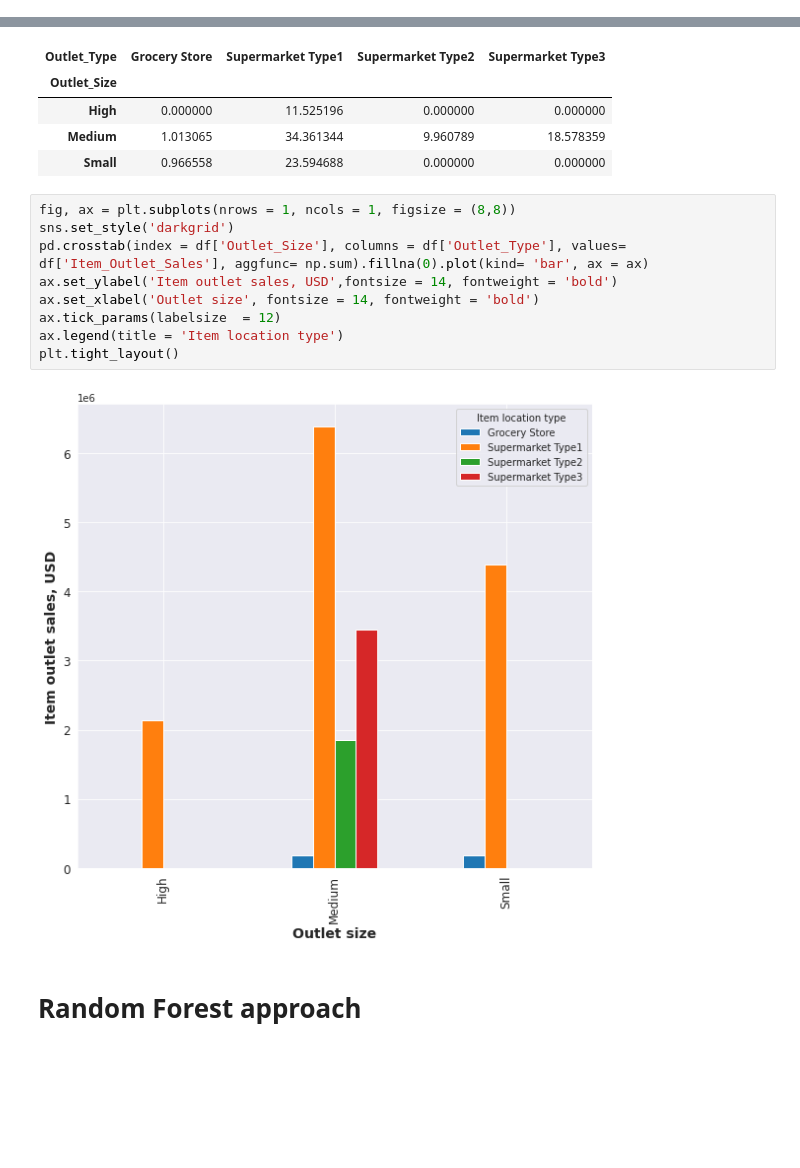
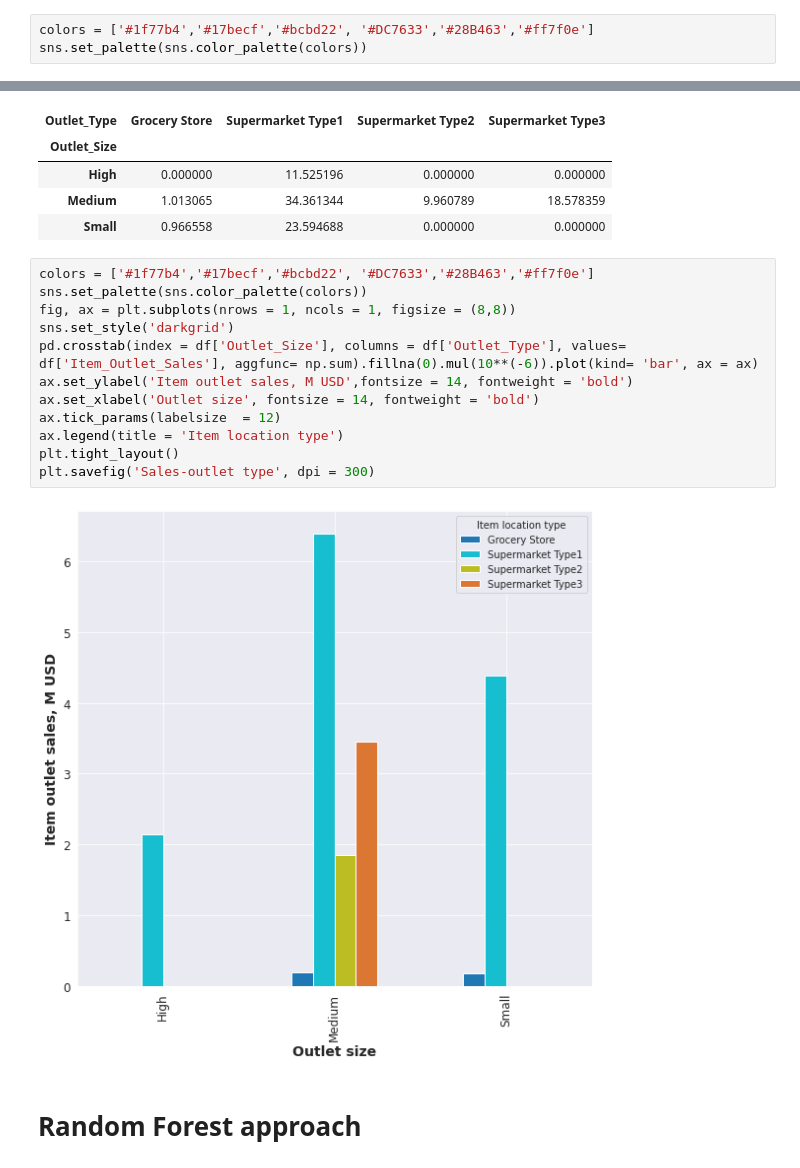
Before and after one commit to WilliamMejiaG/sales-predictions, a Jupyter notebook: Sales_predictions.ipynb, the cells around one changed output, grey strips where cells are left out. Saved outputs shown, nothing was run; the diff lists cells and outputs as text; blank space fills up the shorter version.

```diff
--- a/Sales_predictions.ipynb
+++ b/Sales_predictions.ipynb
@@ -878,4 +892,7 @@ Warnings:
 strong multicollinearity problems or that the design matrix is singular.
+# %%
+colors = ['#1f77b4','#17becf','#bcbd22', '#DC7633','#28B463','#ff7f0e']
+sns.set_palette(sns.color_palette(colors))
 # %%
 fig, ax = plt.subplots(nrows = 1, ncols = 1, figsize = (8,8))
 sns.set_style('darkgrid')
@@ -896,16 +914,19 @@ pd.crosstab(index = df['Outlet_Size'], columns = df['Outlet_Type'], values= df['
 | Medium | 1.013065 | 34.361344 | 9.960789 | 18.578359 |
 | Small | 0.966558 | 23.594688 | 0.000000 | 0.000000 |
 # %%
+colors = ['#1f77b4','#17becf','#bcbd22', '#DC7633','#28B463','#ff7f0e']
+sns.set_palette(sns.color_palette(colors))
 fig, ax = plt.subplots(nrows = 1, ncols = 1, figsize = (8,8))
 sns.set_style('darkgrid')
-pd.crosstab(index = df['Outlet_Size'], columns = df['Outlet_Type'], values= df['Item_Outlet_Sales'], aggfunc= np.sum).fillna(0).plot(kind= 'bar', ax = ax)
-ax.set_ylabel('Item outlet sales, USD',fontsize = 14, fontweight = 'bold')
+pd.crosstab(index = df['Outlet_Size'], columns = df['Outlet_Type'], values= df['Item_Outlet_Sales'], aggfunc= np.sum).fillna(0).mul(10**(-6)).plot(kind= 'bar', ax = ax)
+ax.set_ylabel('Item outlet sales, M USD',fontsize = 14, fontweight = 'bold')
 ax.set_xlabel('Outlet size', fontsize = 14, fontweight = 'bold')
 ax.tick_params(labelsize  = 12)
 ax.legend(title = 'Item location type')
 plt.tight_layout()
+plt.savefig('Sales-outlet type', dpi = 300)
 # %% [output]
-[figure, old version]
+[figure, new version]
 # %% [markdown]
 # Random Forest approach
 # %%
```
Also changed, not shown: parts of 25 cells of this notebook.
